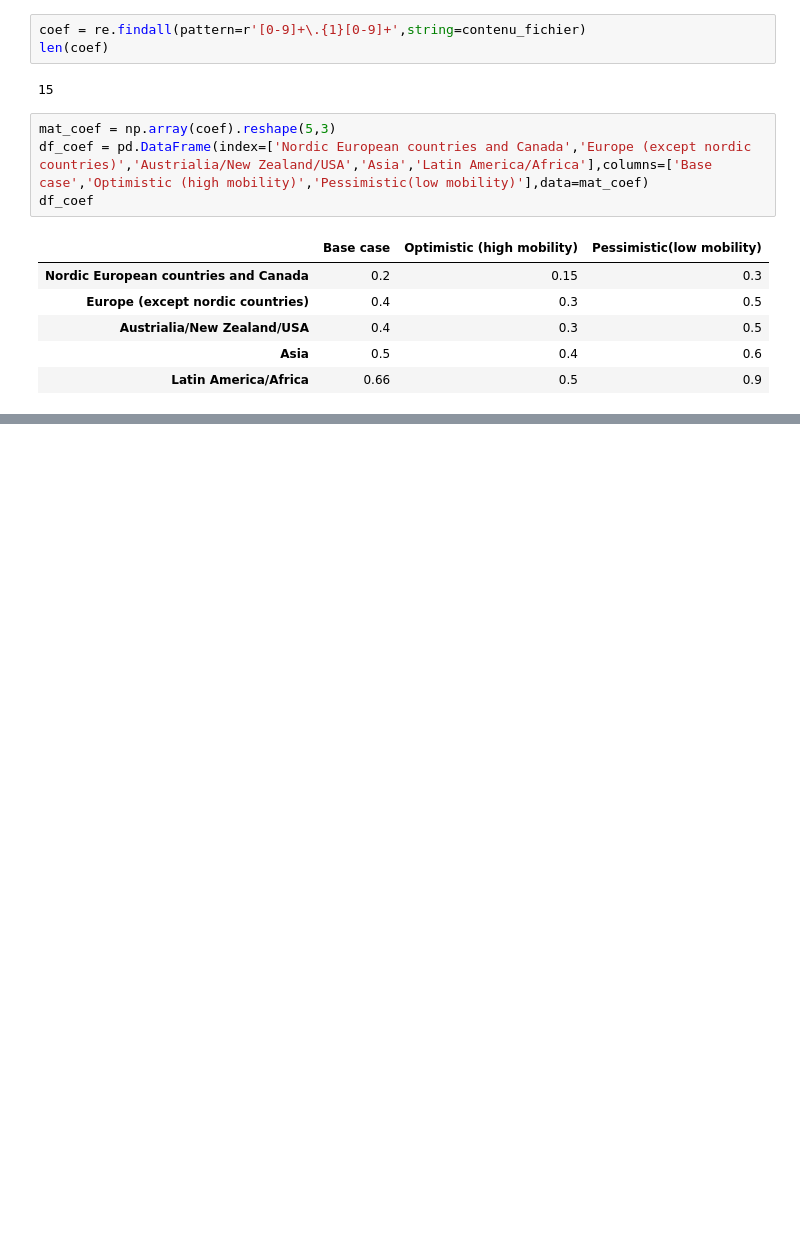
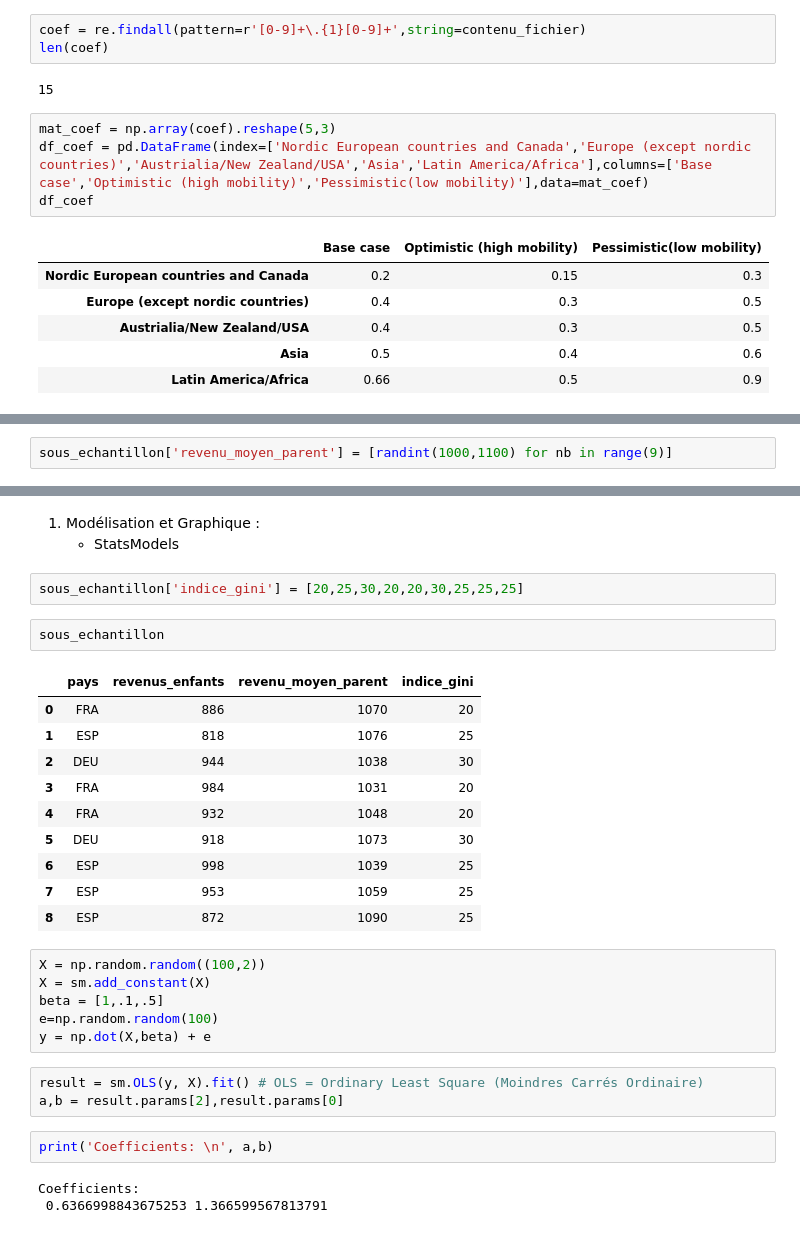
Before and after one commit to Silvock/project_7_income_predict, a Jupyter notebook: notebook/Exercice.ipynb, the cells around one changed output, grey strips where cells are left out. Cells and saved outputs as stored; diff of their text form; blank space fills up the shorter version.

```diff
--- a/notebook/Exercice.ipynb
+++ b/notebook/Exercice.ipynb
@@ -688,0 +854,2 @@ df_coef
+# %%
+sous_echantillon['revenu_moyen_parent'] = [randint(1000,1100) for nb in range(9)]
@@ -688,0 +984,32 @@ df_coef
+# %% [markdown]
+1. Modélisation et Graphique :
+    - StatsModels
+# %%
+sous_echantillon['indice_gini'] = [20,25,30,20,20,30,25,25,25]
+# %%
+sous_echantillon
+# %% [output]
+|  | pays | revenus_enfants | revenu_moyen_parent | indice_gini |
+| 0 | FRA | 886 | 1070 | 20 |
+| 1 | ESP | 818 | 1076 | 25 |
+| 2 | DEU | 944 | 1038 | 30 |
+| 3 | FRA | 984 | 1031 | 20 |
+| 4 | FRA | 932 | 1048 | 20 |
+| 5 | DEU | 918 | 1073 | 30 |
+| 6 | ESP | 998 | 1039 | 25 |
+| 7 | ESP | 953 | 1059 | 25 |
+| 8 | ESP | 872 | 1090 | 25 |
+# %%
+X = np.random.random((100,2))
+X = sm.add_constant(X)
+beta = [1,.1,.5]
+e=np.random.random(100)
+y = np.dot(X,beta) + e
+# %%
+result = sm.OLS(y, X).fit() # OLS = Ordinary Least Square (Moindres Carrés Ordinaire)
+a,b = result.params[2],result.params[0]
+# %%
+print('Coefficients: \n', a,b)
+# %% [output]
+Coefficients:
+ 0.6366998843675253 1.366599567813791
```
Also changed, not shown: parts of 67 cells of this notebook, 1 other file.
